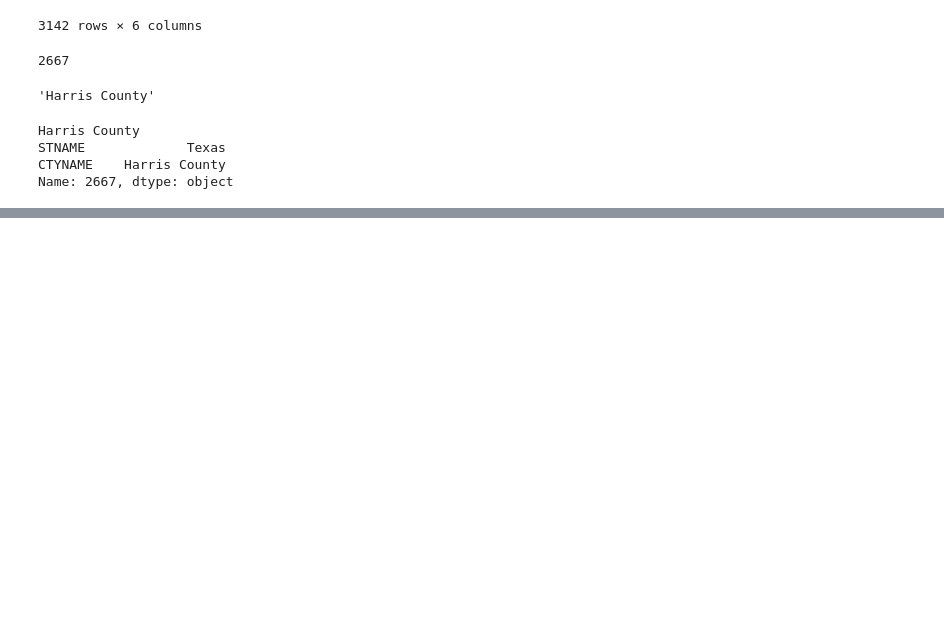
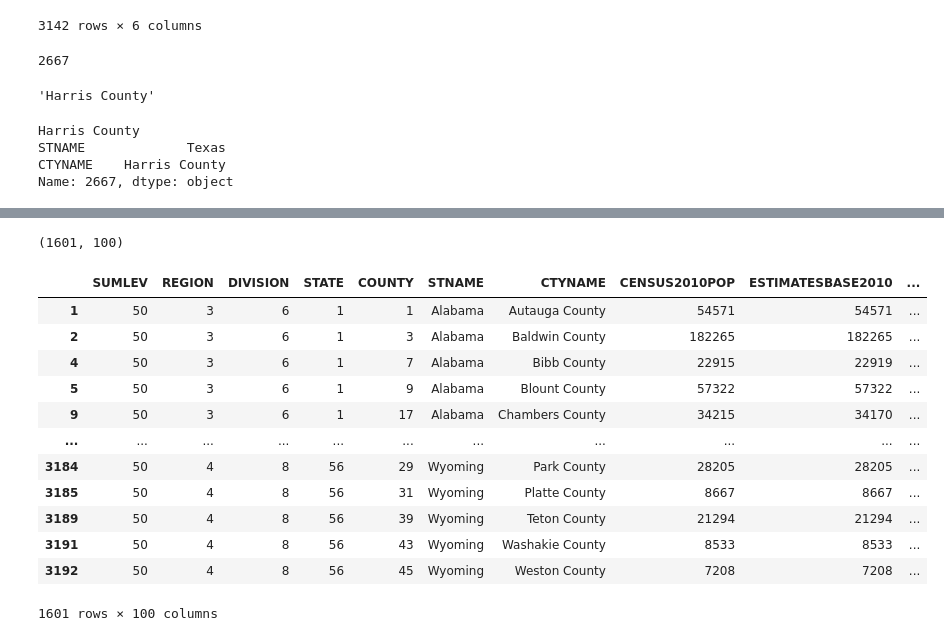
Before and after one commit to jelink27/Data_analytics_project, a Jupyter notebook: american_population_2010_2015/美國人口普查(2010-2015).ipynb, the cells around one changed output, grey strips where cells are left out. Cells and saved outputs as stored; diff of their text form; code cells hidden in the pictures; blank space fills up the shorter version.

```diff
--- a/american_population_2010_2015/美國人口普查(2010-2015).ipynb
+++ b/american_population_2010_2015/美國人口普查(2010-2015).ipynb
@@ -229,0 +273,19 @@ Name: 2667, dtype: object
+# %%
+pop_filter = county_data['POPESTIMATE2015'] > county_data['POPESTIMATE2014']
+print(county_data[pop_filter].shape)
+county_data[pop_filter]
+# %% [output]
+(1601, 100)
+|  | SUMLEV | REGION | DIVISION | STATE | COUNTY | STNAME | CTYNAME | CENSUS2010POP | ESTIMATESBASE2010 | ... |
+| 1 | 50 | 3 | 6 | 1 | 1 | Alabama | Autauga County | 54571 | 54571 | ... |
+| 2 | 50 | 3 | 6 | 1 | 3 | Alabama | Baldwin County | 182265 | 182265 | ... |
+| 4 | 50 | 3 | 6 | 1 | 7 | Alabama | Bibb County | 22915 | 22919 | ... |
+| 5 | 50 | 3 | 6 | 1 | 9 | Alabama | Blount County | 57322 | 57322 | ... |
+| 9 | 50 | 3 | 6 | 1 | 17 | Alabama | Chambers County | 34215 | 34170 | ... |
+| ... | ... | ... | ... | ... | ... | ... | ... | ... | ... | ... |
+| 3184 | 50 | 4 | 8 | 56 | 29 | Wyoming | Park County | 28205 | 28205 | ... |
+| 3185 | 50 | 4 | 8 | 56 | 31 | Wyoming | Platte County | 8667 | 8667 | ... |
+| 3189 | 50 | 4 | 8 | 56 | 39 | Wyoming | Teton County | 21294 | 21294 | ... |
+| 3191 | 50 | 4 | 8 | 56 | 43 | Wyoming | Washakie County | 8533 | 8533 | ... |
+| 3192 | 50 | 4 | 8 | 56 | 45 | Wyoming | Weston County | 7208 | 7208 | ... |
+1601 rows × 100 columns
```
Also changed, not shown: parts of 4 cells of this notebook.
